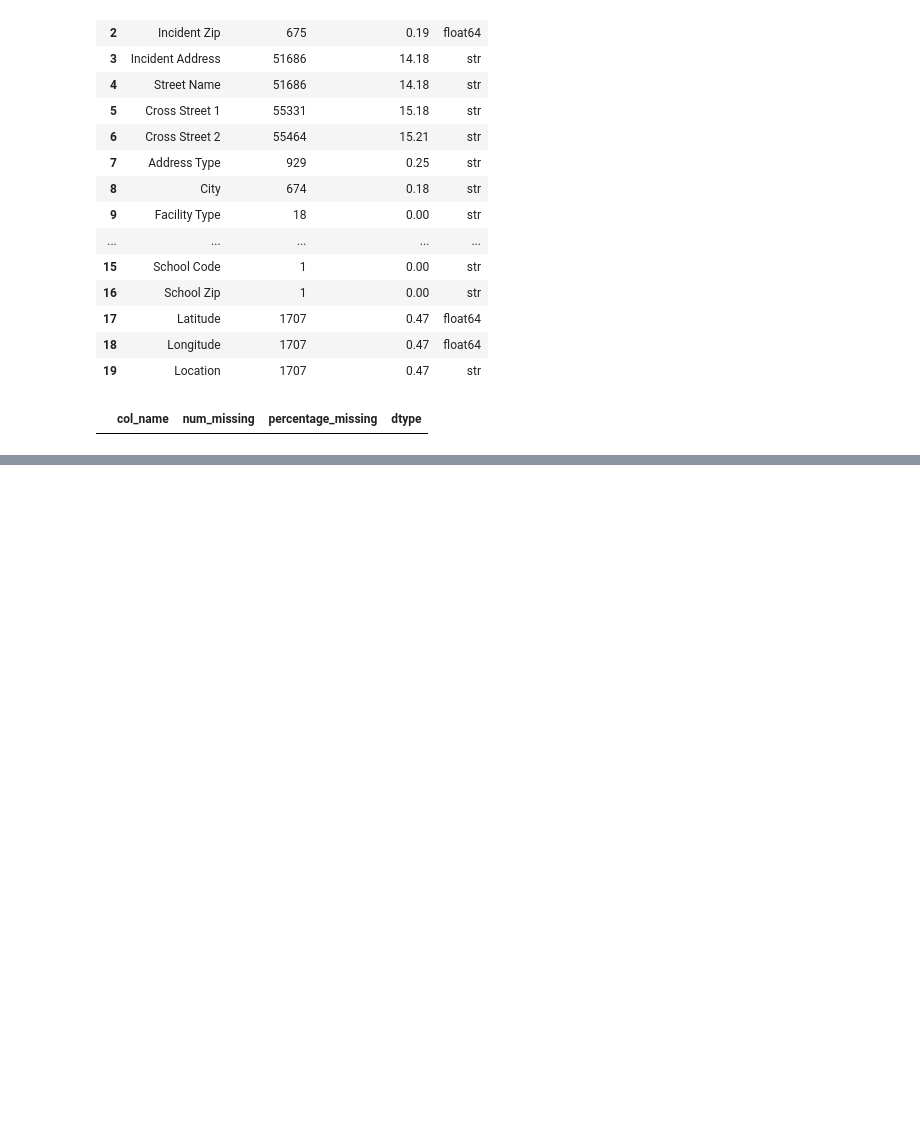
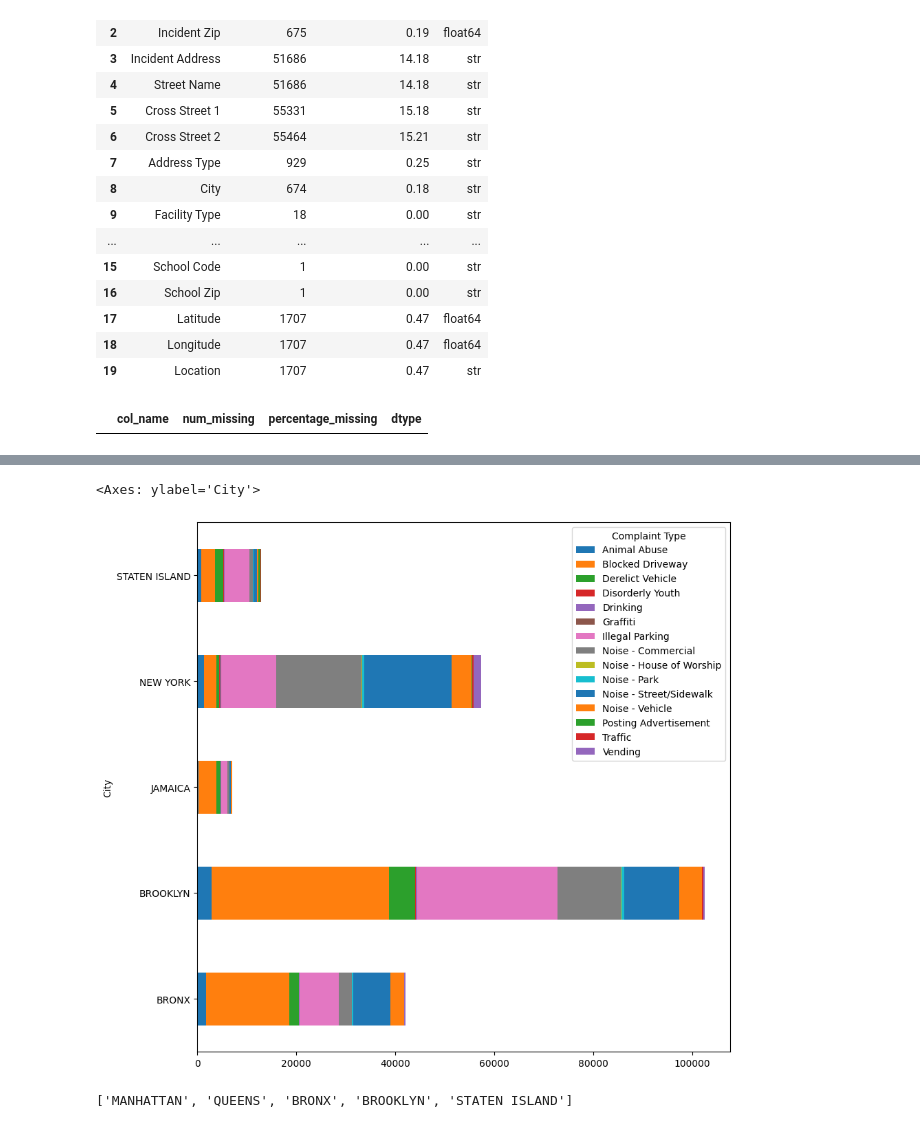
Before and after one commit to ArshF1/customer_service_request_analysis, a Jupyter notebook: main.ipynb, the cells around one changed output, grey strips where cells are left out. Cells and saved outputs as stored; diff of their text form; code cells hidden in the pictures; blank space fills up the shorter version.

```diff
--- a/main.ipynb
+++ b/main.ipynb
@@ -209,0 +273,4 @@ missing_values_table(df)
+# %%
+# Let's see the top 5 cities
+
+top5city=df["City"].value_counts().head(5).index.to_list()
@@ -209,0 +281,2 @@ missing_values_table(df)
+# %%
+top5city_df=df[df["City"].isin(top5city)]
@@ -209,0 +299,13 @@ missing_values_table(df)
+# %%
+# Visualing the top 5 cities on the basis of city complaints
+
+top5city_df.groupby(["City", "Complaint Type"]).size().unstack().plot(kind="barh", stacked=True, figsize=(10, 10))
+# %% [output]
+<Axes: ylabel='City'>
+[figure, added]
+# %%
+# Scatter plot and hexbin plot for brooklyn
+
+df["Borough"].unique().tolist()
+# %% [output]
+['MANHATTAN', 'QUEENS', 'BRONX', 'BROOKLYN', 'STATEN ISLAND']
```
Also changed, not shown: parts of 17 cells of this notebook, 1 other file.
